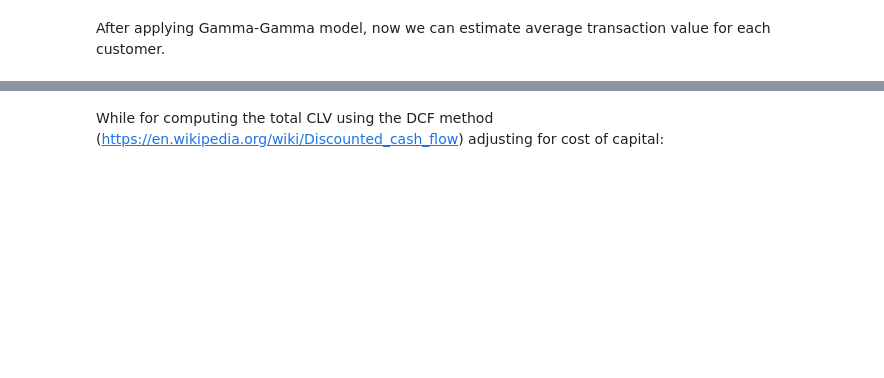
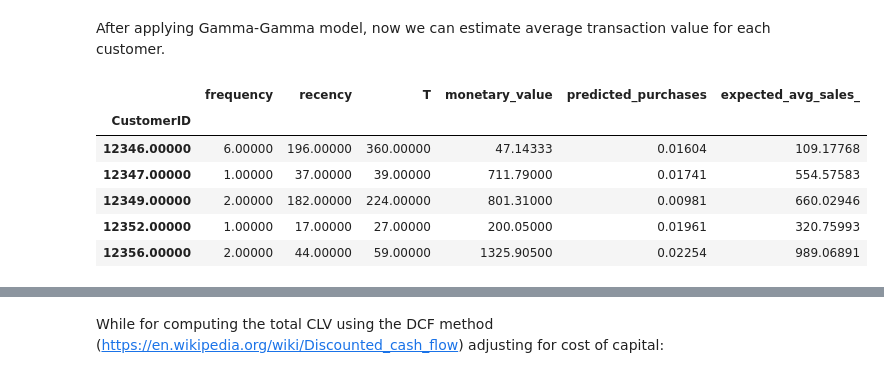
Before and after one commit to mahapara2411/devopsgit, a Jupyter notebook: CLTV.ipynb, the cells around one changed output, grey strips where cells are left out. Cells and saved outputs as stored; diff of their text form; code cells hidden in the pictures; blank space fills up the shorter version.

```diff
--- a/CLTV.ipynb
+++ b/CLTV.ipynb
@@ -866,10 +974,19 @@ print(ggf)
 # %% [markdown]
 After applying Gamma-Gamma model, now we can estimate average transaction value for each customer.
 # %%
-print(ggf.conditional_expected_average_profit(
+summary["expected_avg_sales_"] = ggf.conditional_expected_average_profit(
         summary['frequency'],
-        summary['monetary_value']
-    ).head(10))
+        summary['monetary_value'])
+# %%
+summary.head()
+# %% [output]
+|  | frequency | recency | T | monetary_value | predicted_purchases | expected_avg_sales_ |
+| CustomerID |  |  |  |  |  |  |
+| 12346.00000 | 6.00000 | 196.00000 | 360.00000 | 47.14333 | 0.01604 | 109.17768 |
+| 12347.00000 | 1.00000 | 37.00000 | 39.00000 | 711.79000 | 0.01741 | 554.57583 |
+| 12349.00000 | 2.00000 | 182.00000 | 224.00000 | 801.31000 | 0.00981 | 660.02946 |
+| 12352.00000 | 1.00000 | 17.00000 | 27.00000 | 200.05000 | 0.01961 | 320.75993 |
+| 12356.00000 | 2.00000 | 44.00000 | 59.00000 | 1325.90500 | 0.02254 | 989.06891 |
 # %%
 print("Expected conditional average profit: %s, Average profit: %s" % (
     ggf.conditional_expected_average_profit(
```
Also changed, not shown: parts of 43 cells of this notebook.
